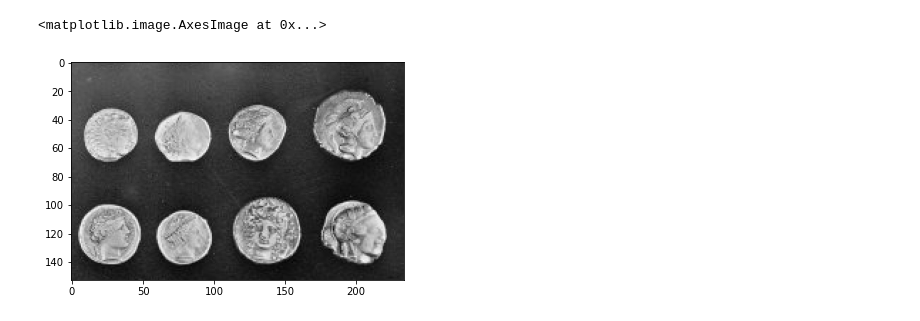
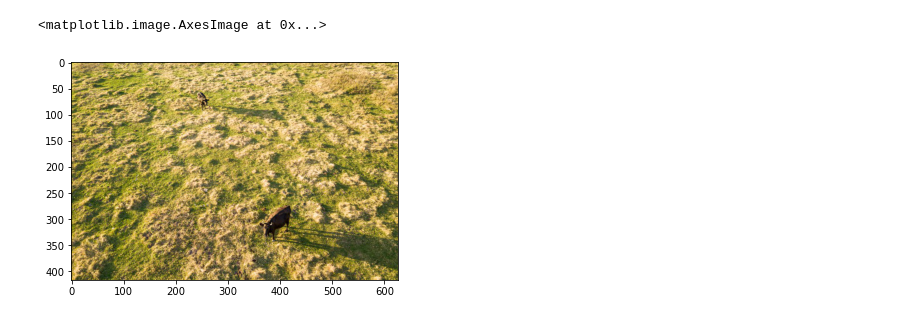
Before and after one commit to kaanan99/noses, a Jupyter notebook: skimage.ipynb, the cells around one changed output. Drawn from its saved outputs; the diff is of its cells as text; code cells hidden in the pictures.

```diff
--- a/skimage.ipynb
+++ b/skimage.ipynb
@@ -15,13 +8,6 @@ coins.shape
-# %%
-# height = coins.shape[0]
-# width = coins.shape[1]
-# x1 = 0
-# y1 = 0
-# x2 = width
-# y2 = height
-
-coins_b = crop(coins, ((75, 75)), copy=False)
-plt.imshow(coins_b, cmap="gray")
-# %% [output]
-<matplotlib.image.AxesImage at 0x...>
-[figure, removed]
+# %%
+img = io.imread("cow.img", plugin="matplotlib")
+plt.imshow(img)
+# %% [output]
+<matplotlib.image.AxesImage at 0x...>
+[figure, added]
```
Also changed, not shown: parts of 3 cells of this notebook.
